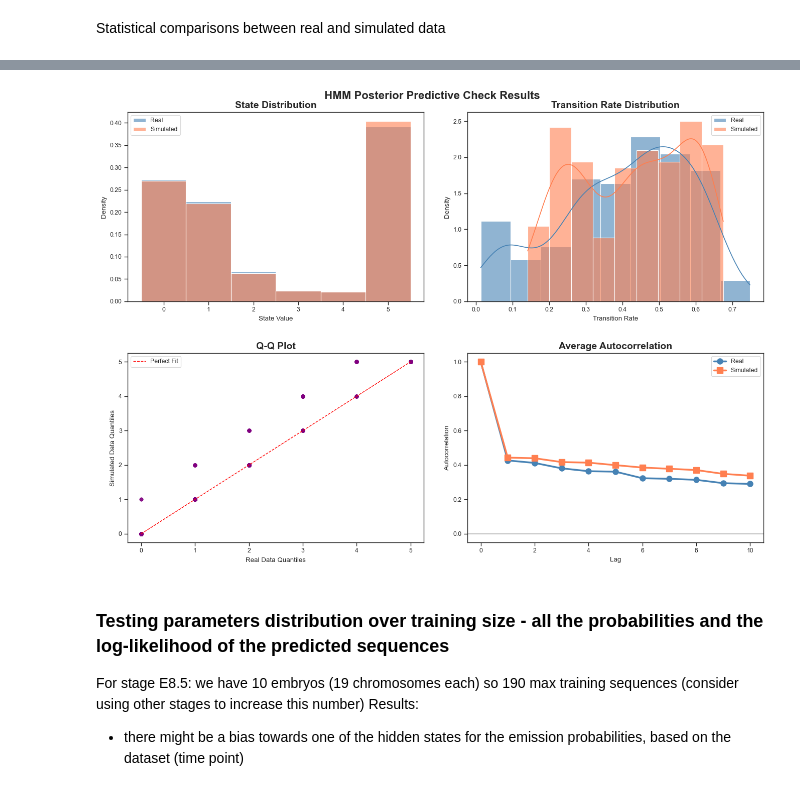
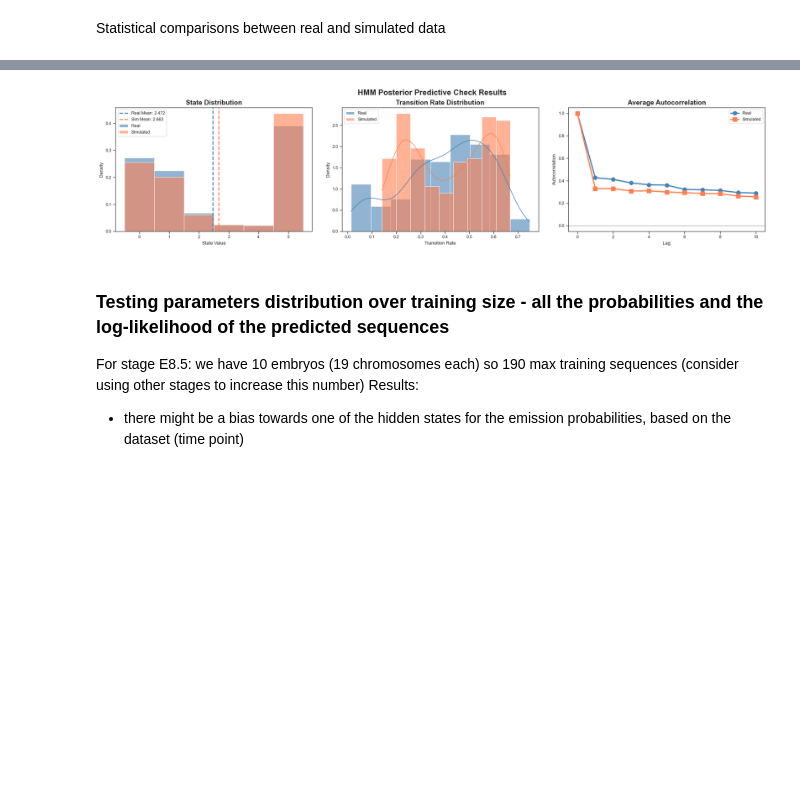
Before and after one commit to RosariaTornisiello/Genotype_HMM, a Jupyter notebook: vignette/model_evaluation.ipynb, the cells around one changed output, grey strips where cells are left out. Saved outputs shown, nothing was run; the diff lists cells and outputs as text; code cells hidden in the pictures; blank space fills up the shorter version.

Commit message:
update plots

```diff
--- a/vignette/model_evaluation.ipynb
+++ b/vignette/model_evaluation.ipynb
@@ -427,3 +390,6 @@ transition_ks_test:
+# %%
+real_all = np.concatenate(real_sequences)
+sim_all = np.concatenate(simulated_sequences)
 # %%
 def create_seaborn_hmm_comparison_plots(real_sequences, simulated_sequences):
     """Create HMM comparison plots using seaborn styling"""
@@ -482,73 +448,65 @@ def create_seaborn_hmm_comparison_plots(real_sequences, simulated_sequences):
     if sim_count > 0:
         sim_autocorr_avg /= sim_count
 
-    # Create 2x2 subplot
-    fig, axes = plt.subplots(2, 2, figsize=(14, 10))
+    # Create subplot
+    fig, axes = plt.subplots(1, 3, figsize=(20, 5))
 
     # 1. State Distribution
     unique_states = sorted(set(real_all) | set(sim_all))
     bins = np.arange(min(unique_states) - 0.5, max(unique_states) + 1.5, 1)
 
     sns.histplot(real_all, bins=bins, color='steelblue', alpha=0.6,
-                label='Real', stat='density', kde=False, ax=axes[0, 0])
+                label='Real', stat='density', kde=False, ax=axes[0])
     sns.histplot(sim_all, bins=bins, color='coral', alpha=0.6,
-                label='Simulated', stat='density', kde=False, ax=axes[0, 0])
-    axes[0, 0].set_title('State Distribution', fontsize=14, fontweight='bold')
-    axes[0, 0].set_xlabel('State Value')
-    axes[0, 0].set_ylabel('Density')
-    axes[0, 0].legend()
+                label='Simulated', stat='density', kde=False, ax=axes[0])
+
+    mean_real = np.mean(real_all)
+    mean_sim = np.mean(sim_all)
+    axes[0].axvline(mean_real, color='steelblue', linestyle='--', linewidth=2,
+                      label=f'Real Mean: {mean_real:.3f}')
+    axes[0].axvline(mean_sim, color='coral', linestyle='--', linewidth=2,
+                      label=f'Sim Mean: {mean_sim:.3f}')
+
+    axes[0].set_title('State Distribution', fontsize=14, fontweight='bold')
+    axes[0].set_xlabel('State Value')
+    axes[0].set_ylabel('Density')
+    axes[0].legend()
 
     # 2. Transition Rate Distribution
     sns.histplot(real_transitions, color='steelblue', alpha=0.6,
-                label='Real', stat='density', kde=True, ax=axes[0, 1])
+                label='Real', stat='density', kde=True, ax=axes[1])
     sns.histplot(sim_transitions, color='coral', alpha=0.6,
-                label='Simulated', stat='density', kde=True, ax=axes[0, 1])
-    axes[0, 1].set_title('Transition Rate Distribution', fontsize=14, fontweight='bold')
-    axes[0, 1].set_xlabel('Transition Rate')
-    axes[0, 1].set_ylabel('Density')
-    axes[0, 1].legend()
+                label='Simulated', stat='density', kde=True, ax=axes[1])
+    axes[1].set_title('Transition Rate Distribution', fontsize=14, fontweight='bold')
+    axes[1].set_xlabel('Transition Rate')
+    axes[1].set_ylabel('Density')
+    axes[1].legend()
 
-    # 3. Q-Q Plot
-    real_sorted = np.sort(real_all)
-    sim_sorted = np.sort(sim_all)
-    n_points = min(len(real_sorted), len(sim_sorted), 1000)
-    real_quantiles = np.quantile(real_sorted, np.linspace(0, 1, n_points))
-    sim_quantiles = np.quantile(sim_sorted, np.linspace(0, 1, n_points))
-
-    axes[1, 0].scatter(real_quantiles, sim_quantiles, alpha=0.7, s=25, color='purple')
-    min_val = min(np.min(real_quantiles), np.min(sim_quantiles))
-    max_val = max(np.max(real_quantiles), np.max(sim_quantiles))
-    axes[1, 0].plot([min_val, max_val], [min_val, max_val], 'r--', lw=1, label='Perfect Fit')
-    axes[1, 0].set_title('Q-Q Plot', fontsize=14, fontweight='bold')
-    axes[1, 0].set_xlabel('Real Data Quantiles')
-    axes[1, 0].set_ylabel('Simulated Data Quantiles')
-    axes[1, 0].legend()
-
-    # 4. Average Autocorrelation
+    # 3. Average Autocorrelation
     lags = np.arange(0, max_lag + 1)
-    axes[1, 1].plot(lags, real_autocorr_avg, marker='o', linewidth=2.5,
+    axes[2].plot(lags, real_autocorr_avg, marker='o', linewidth=2.5,
                    markersize=8, color='steelblue', label='Real')
-    axes[1, 1].plot(lags, sim_autocorr_avg, marker='s', linewidth=2.5,
+    axes[2].plot(lags, sim_autocorr_avg, marker='s', linewidth=2.5,
                    markersize=8, color='coral', label='Simulated')
-    axes[1, 1].set_xlabel('Lag')
-    axes[1, 1].set_ylabel('Autocorrelation')
-    axes[1, 1].set_title('Average Autocorrelation', fontsize=14, fontweight='bold')
-    axes[1, 1].legend()
-    axes[1, 1].axhline(y=0, color='black', linestyle='-', alpha=0.3)
+    axes[2].set_xlabel('Lag')
+    axes[2].set_ylabel('Autocorrelation')
+    axes[2].set_title('Average Autocorrelation', fontsize=14, fontweight='bold')
+    axes[2].legend()
+    axes[2].axhline(y=0, color='black', linestyle='-', alpha=0.3)
 
     # Improve overall appearance
     plt.tight_layout(pad=3.0)
 
     # Add overall title
     fig.suptitle('HMM Posterior Predictive Check Results',
                 fontsize=16, fontweight='bold', y=0.98)
 
-    plt.show()
+    plt.savefig("../images/PPC_comparison_plots.pdf")
 
 # Usage with your data:
 create_seaborn_hmm_comparison_plots(real_data, sim_data)
 # %% [output]
-[figure, old version]
+[figure, new version]
 # %% [markdown]
 ### Testing parameters distribution over training size - all the probabilities and the log-likelihood of the predicted sequences
 For stage E8.5: we have 10 embryos (19 chromosomes each) so 190 max training sequences (consider using other stages to increase this number)
```
Also changed, not shown: parts of 4 cells of this notebook.
